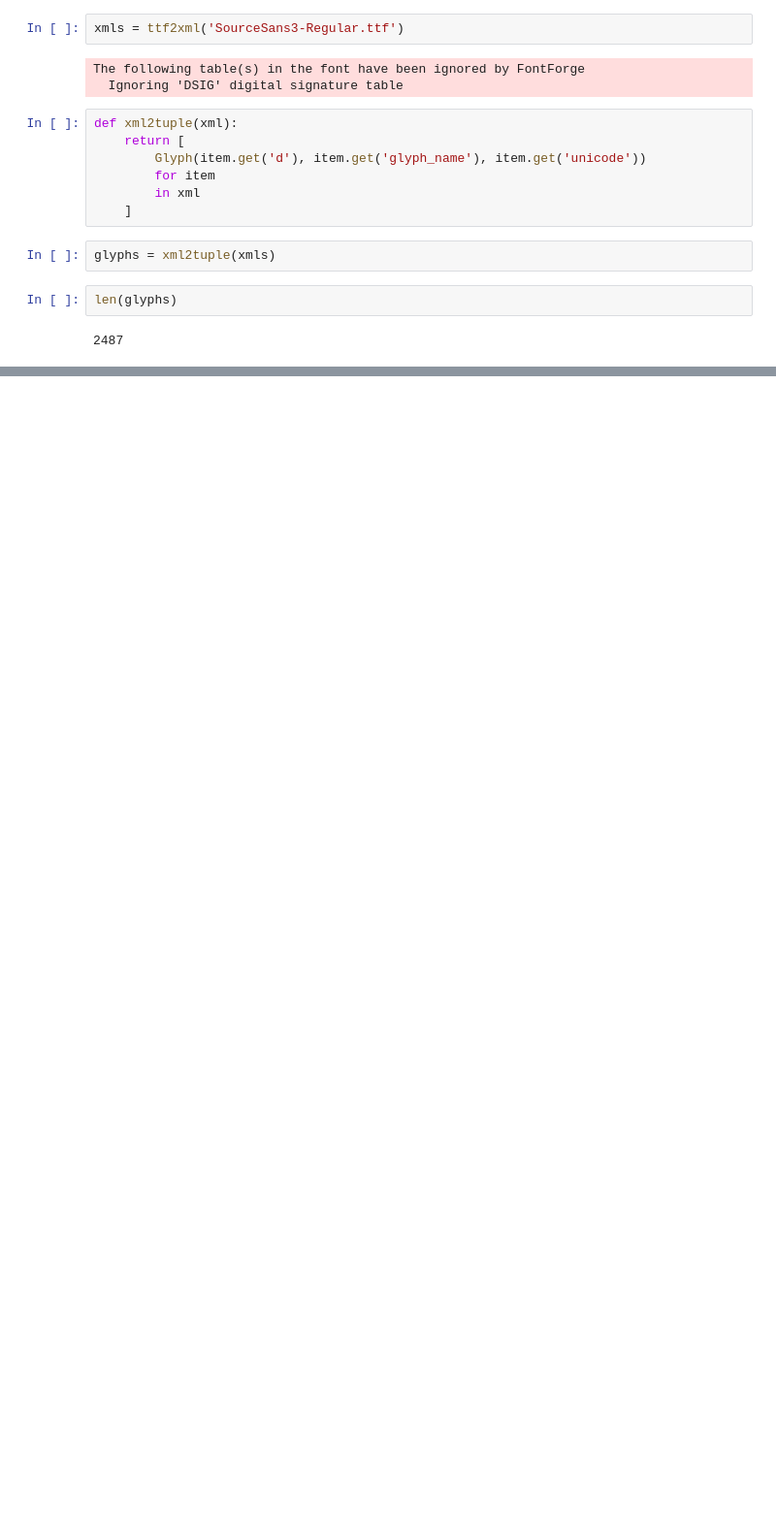
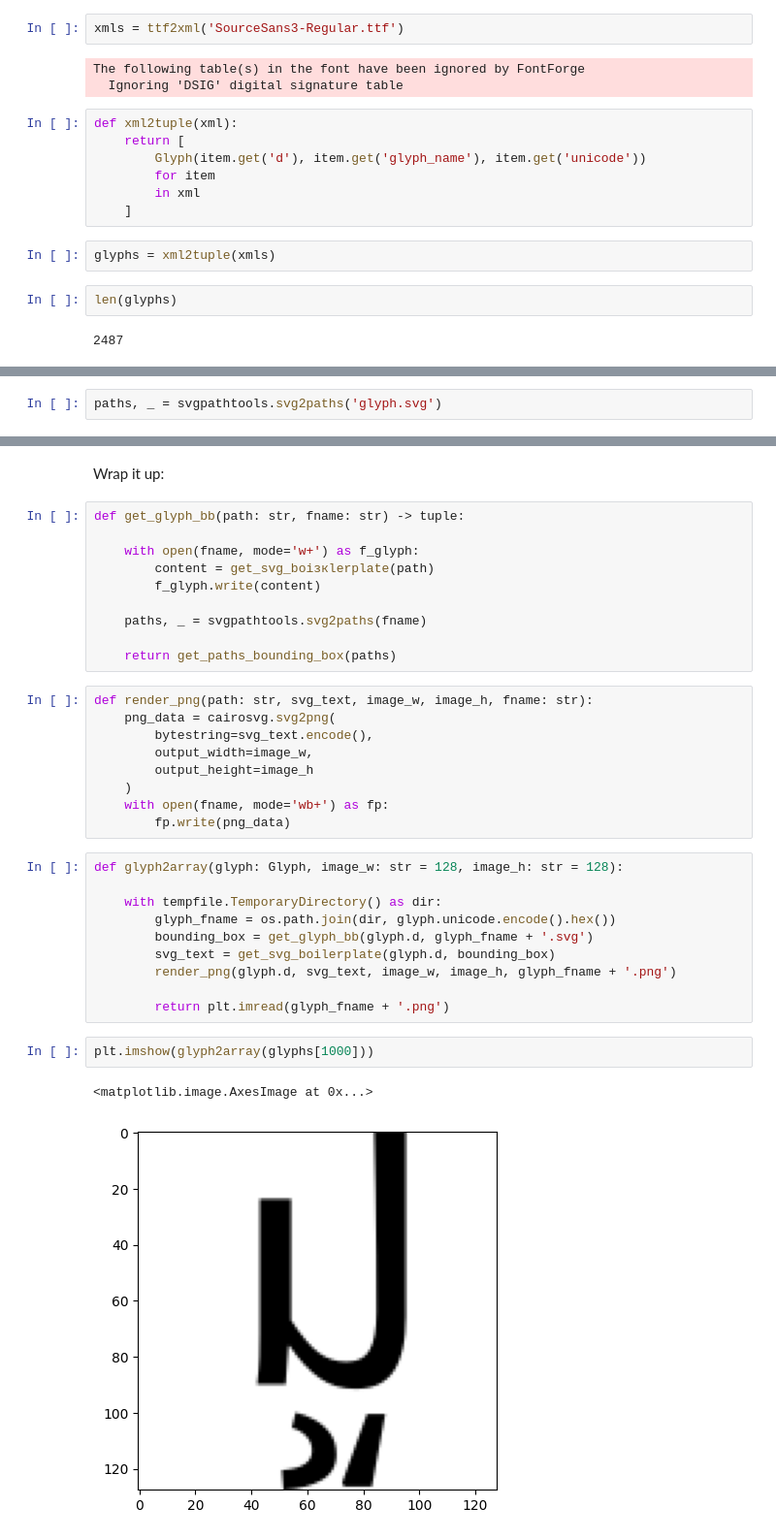
Before and after one commit to mitlyn/Fonty, a Jupyter notebook: notebooks/fetch-fonts.ipynb, the cells around one changed output, grey strips where cells are left out. Shown at 97% size. Drawn from its saved outputs; the diff is of its cells as text; blank space fills up the shorter version.

Commit message:
Render glyphs

```diff
--- a/notebooks/fetch-fonts.ipynb
+++ b/notebooks/fetch-fonts.ipynb
@@ -103,0 +182,2 @@ len(glyphs)
+# %%
+paths, _ = svgpathtools.svg2paths('glyph.svg')
@@ -103,0 +206,36 @@ len(glyphs)
+# %% [markdown]
+Wrap it up:
+# %%
+def get_glyph_bb(path: str, fname: str) -> tuple:
+
+    with open(fname, mode='w+') as f_glyph:
+        content = get_svg_boiзкlerplate(path)
+        f_glyph.write(content)
+
+    paths, _ = svgpathtools.svg2paths(fname)
+
+    return get_paths_bounding_box(paths)
+# %%
+def render_png(path: str, svg_text, image_w, image_h, fname: str):
+    png_data = cairosvg.svg2png(
+        bytestring=svg_text.encode(),
+        output_width=image_w,
+        output_height=image_h
+    )
+    with open(fname, mode='wb+') as fp:
+        fp.write(png_data)
+# %%
+def glyph2array(glyph: Glyph, image_w: str = 128, image_h: str = 128):
+
+    with tempfile.TemporaryDirectory() as dir:
+        glyph_fname = os.path.join(dir, glyph.unicode.encode().hex())
+        bounding_box = get_glyph_bb(glyph.d, glyph_fname + '.svg')
+        svg_text = get_svg_boilerplate(glyph.d, bounding_box)
+        render_png(glyph.d, svg_text, image_w, image_h, glyph_fname + '.png')
+
+        return plt.imread(glyph_fname + '.png')
+# %%
+plt.imshow(glyph2array(glyphs[1000]))
+# %% [output]
+<matplotlib.image.AxesImage at 0x...>
+[figure, added]
```
Also changed, not shown: parts of 9 cells of this notebook, 2 other files.
